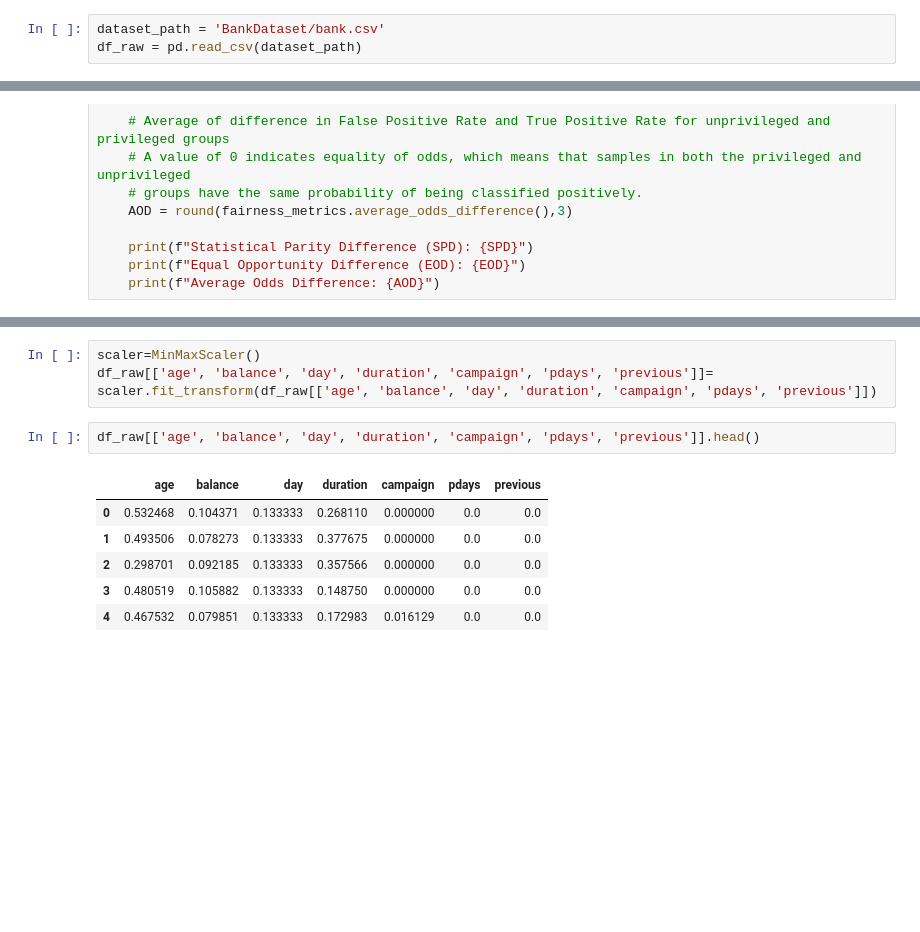
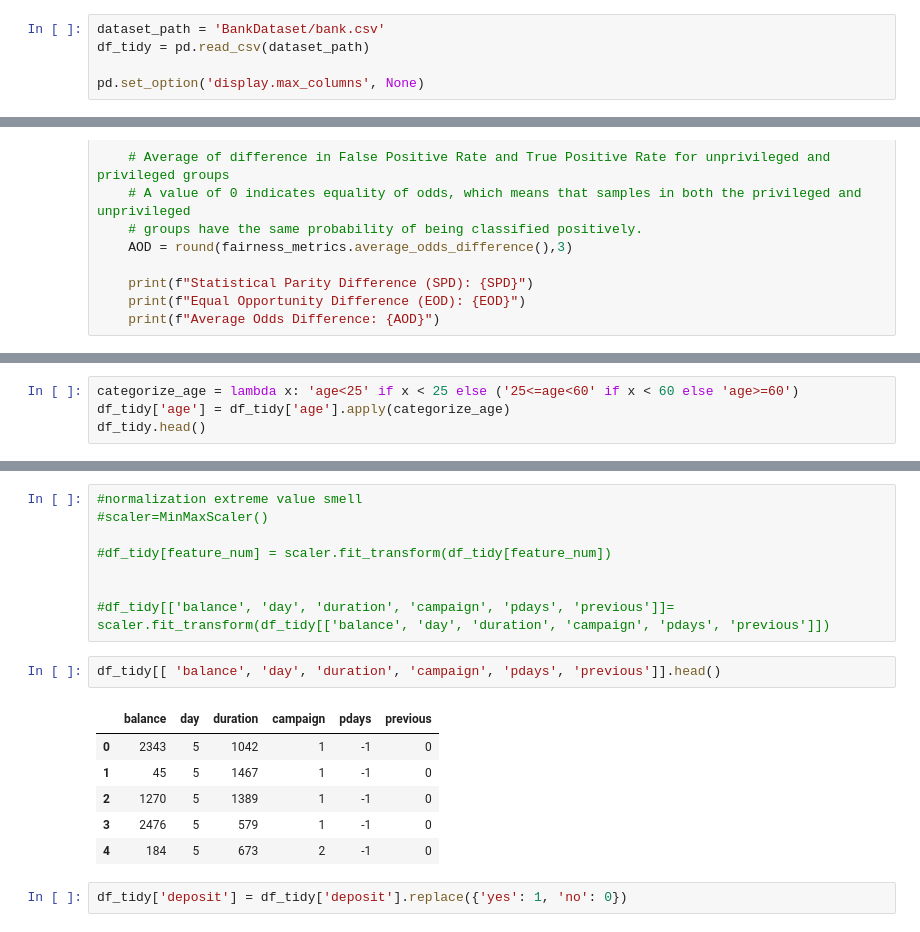
Before and after one commit to MarioCicalese/Fairness_datasmell_SE4AI, a Jupyter notebook: tidyBank.ipynb, the cells around one changed output, grey strips where cells are left out. Saved outputs shown, nothing was run; the diff lists cells and outputs as text; blank space fills up the shorter version.

```diff
--- a/tidyBank.ipynb
+++ b/tidyBank.ipynb
@@ -14,6 +15,8 @@ from sklearn.preprocessing import MinMaxScaler
 # %%
 dataset_path = 'BankDataset/bank.csv'
-df_raw = pd.read_csv(dataset_path)
+df_tidy = pd.read_csv(dataset_path)
+
+pd.set_option('display.max_columns', None)
 # %%
 def compute_performance_metrics(y_test, y_pred, model_name):
     accuracy = accuracy_score(y_test, y_pred)
@@ -110,0 +131,4 @@ Index(['age', 'balance', 'day', 'duration', 'campaign', 'pdays', 'previous'], dt
+# %%
+categorize_age = lambda x: 'age<25' if x < 25 else ('25<=age<60' if x < 60 else 'age>=60')
+df_tidy['age'] = df_tidy['age'].apply(categorize_age)
+df_tidy.head()
@@ -111,12 +162,19 @@ Index(['age', 'balance', 'day', 'duration', 'campaign', 'pdays', 'previous'], dt
 # %%
-scaler=MinMaxScaler()
-df_raw[['age', 'balance', 'day', 'duration', 'campaign', 'pdays', 'previous']]= scaler.fit_transform(df_raw[['age', 'balance', 'day', 'duration', 'campaign', 'pdays', 'previous']])
+#normalization extreme value smell
+#scaler=MinMaxScaler()
+
+#df_tidy[feature_num] = scaler.fit_transform(df_tidy[feature_num])
+
+
+#df_tidy[['balance', 'day', 'duration', 'campaign', 'pdays', 'previous']]= scaler.fit_transform(df_tidy[['balance', 'day', 'duration', 'campaign', 'pdays', 'previous']])
 # %%
-df_raw[['age', 'balance', 'day', 'duration', 'campaign', 'pdays', 'previous']].head()
+df_tidy[[ 'balance', 'day', 'duration', 'campaign', 'pdays', 'previous']].head()
 # %% [output]
-|  | age | balance | day | duration | campaign | pdays | previous |
-| 0 | 0.532468 | 0.104371 | 0.133333 | 0.268110 | 0.000000 | 0.0 | 0.0 |
-| 1 | 0.493506 | 0.078273 | 0.133333 | 0.377675 | 0.000000 | 0.0 | 0.0 |
-| 2 | 0.298701 | 0.092185 | 0.133333 | 0.357566 | 0.000000 | 0.0 | 0.0 |
-| 3 | 0.480519 | 0.105882 | 0.133333 | 0.148750 | 0.000000 | 0.0 | 0.0 |
-| 4 | 0.467532 | 0.079851 | 0.133333 | 0.172983 | 0.016129 | 0.0 | 0.0 |
+|  | balance | day | duration | campaign | pdays | previous |
+| 0 | 2343 | 5 | 1042 | 1 | -1 | 0 |
+| 1 | 45 | 5 | 1467 | 1 | -1 | 0 |
+| 2 | 1270 | 5 | 1389 | 1 | -1 | 0 |
+| 3 | 2476 | 5 | 579 | 1 | -1 | 0 |
+| 4 | 184 | 5 | 673 | 2 | -1 | 0 |
+# %%
+df_tidy['deposit'] = df_tidy['deposit'].replace({'yes': 1, 'no': 0})
```
Also changed, not shown: parts of 45 cells of this notebook.
